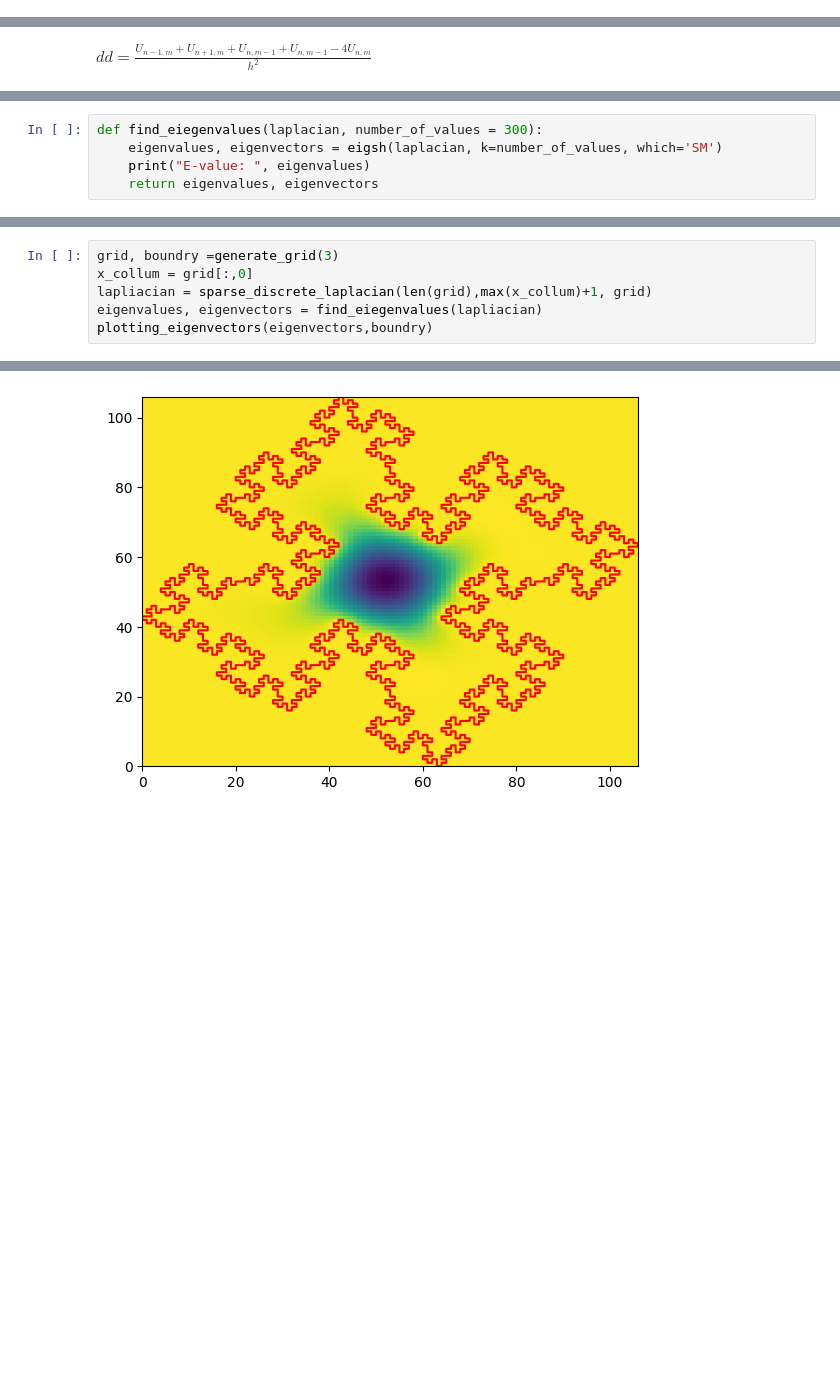
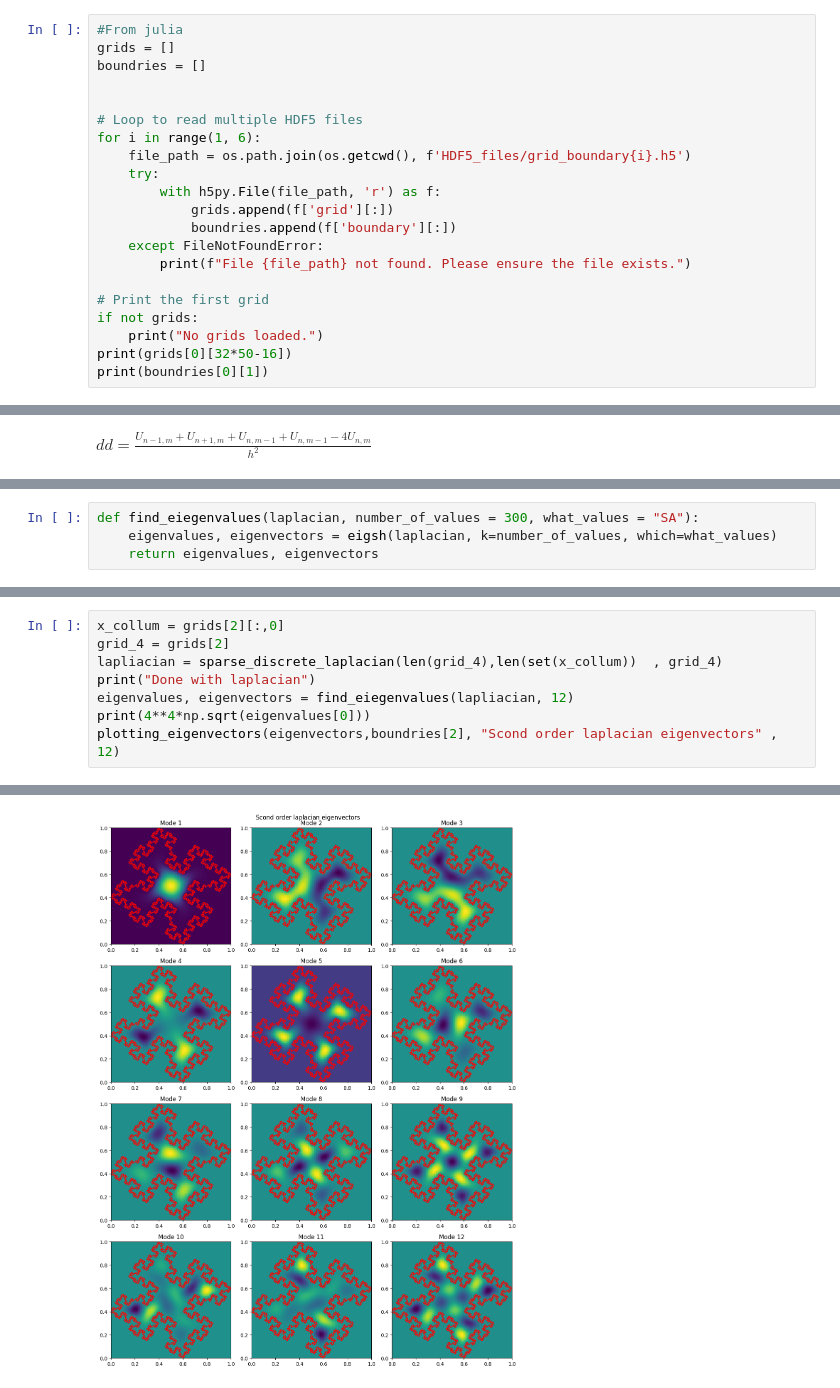
Before and after one commit to erikkoh/Numfys, a Jupyter notebook: Assignment2/Projectnotebook.ipynb, the cells around one changed output, grey strips where cells are left out. Drawn from its saved outputs; the diff is of its cells as text; blank space fills up the shorter version.

Commit message:
Done everything for the assigment except implementing a winding number algorithm

```diff
--- a/Assignment2/Projectnotebook.ipynb
+++ b/Assignment2/Projectnotebook.ipynb
@@ -173 +178,22 @@ def generate_grid(l):
     return grid, boundry
+# %%
+#From julia
+grids = []
+boundries = []
+
+
+# Loop to read multiple HDF5 files
+for i in range(1, 6):
+    file_path = os.path.join(os.getcwd(), f'HDF5_files/grid_boundary{i}.h5')
+    try:
+        with h5py.File(file_path, 'r') as f:
+            grids.append(f['grid'][:])
+            boundries.append(f['boundary'][:])
+    except FileNotFoundError:
+        print(f"File {file_path} not found. Please ensure the file exists.")
+
+# Print the first grid
+if not grids:
+    print("No grids loaded.")
+print(grids[0][32*50-16])
+print(boundries[0][1])
@@ -256,6 +324,5 @@ Done with genereating grid
 # %%
-def find_eiegenvalues(laplacian, number_of_values = 300):
-    eigenvalues, eigenvectors = eigsh(laplacian, k=number_of_values, which='SM')
-    print("E-value: ", eigenvalues)
+def find_eiegenvalues(laplacian, number_of_values = 300, what_values = "SA"):
+    eigenvalues, eigenvectors = eigsh(laplacian, k=number_of_values, which=what_values)
     return eigenvalues, eigenvectors
 # %%
@@ -274,7 +388,9 @@ def plotting_eigenvectors(eigenvectors,boundry):
 # %%
-grid, boundry =generate_grid(3)
-x_collum = grid[:,0]
-lapliacian = sparse_discrete_laplacian(len(grid),max(x_collum)+1, grid)
-eigenvalues, eigenvectors = find_eiegenvalues(lapliacian)
-plotting_eigenvectors(eigenvectors,boundry)
+x_collum = grids[2][:,0]
+grid_4 = grids[2]
+lapliacian = sparse_discrete_laplacian(len(grid_4),len(set(x_collum))  , grid_4)
+print("Done with laplacian")
+eigenvalues, eigenvectors = find_eiegenvalues(lapliacian, 12)
+print(4**4*np.sqrt(eigenvalues[0]))
+plotting_eigenvectors(eigenvectors,boundries[2], "Scond order laplacian eigenvectors" , 12)
 # %% [output]
@@ -298 +399 @@ E-value:  [0.01998051 0.04232338 0.04452305 0.04594388 0.0465584  0.05200694
-[figure, old version]
+[figure, new version]
```
Also changed, not shown: parts of 17 cells of this notebook, 10 other files.
